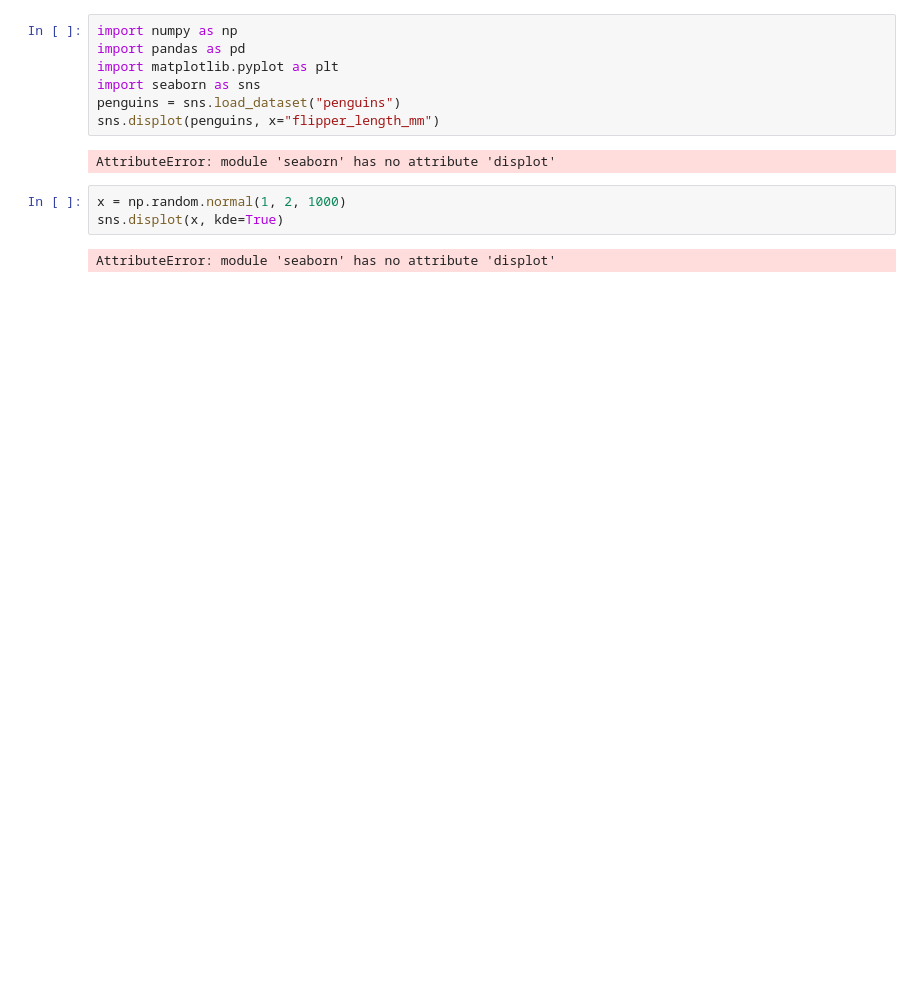
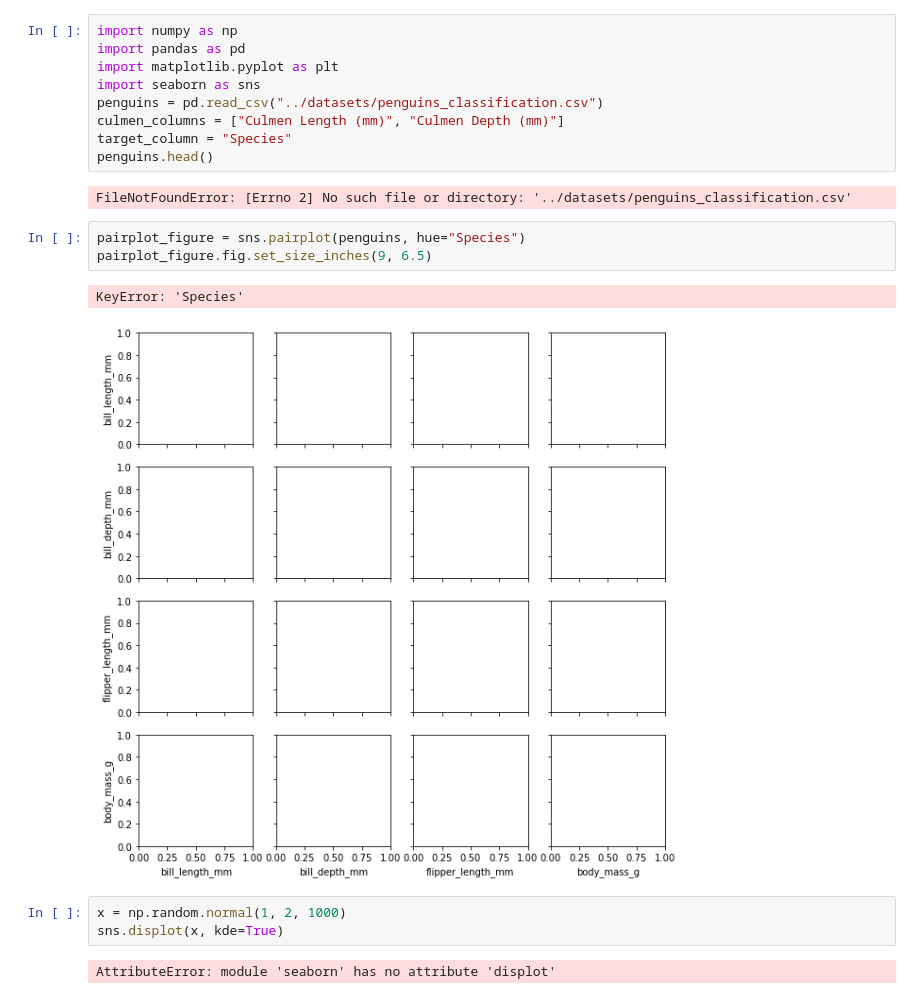
Before and after one commit to Jonathangmit/matplotlib-examples, a Jupyter notebook: penguins.ipynb, the cells around one changed output. Drawn from its saved outputs; the diff is of its cells as text; blank space fills up the shorter version.

Commit message:
adding penguins

```diff
--- a/penguins.ipynb
+++ b/penguins.ipynb
@@ -3,10 +3,18 @@ import numpy as np
 import pandas as pd
 import matplotlib.pyplot as plt
 import seaborn as sns
-penguins = sns.load_dataset("penguins")
-sns.displot(penguins, x="flipper_length_mm")
+penguins = pd.read_csv("../datasets/penguins_classification.csv")
+culmen_columns = ["Culmen Length (mm)", "Culmen Depth (mm)"]
+target_column = "Species"
+penguins.head()
 # %% [output]
-AttributeError: module 'seaborn' has no attribute 'displot'
+FileNotFoundError: [Errno 2] No such file or directory: '../datasets/penguins_classification.csv'
+# %%
+pairplot_figure = sns.pairplot(penguins, hue="Species")
+pairplot_figure.fig.set_size_inches(9, 6.5)
+# %% [output]
+KeyError: 'Species'
+[figure, added]
 # %%
 x = np.random.normal(1, 2, 1000)
 sns.displot(x, kde=True)
```
Also changed, not shown: 1 other file.
